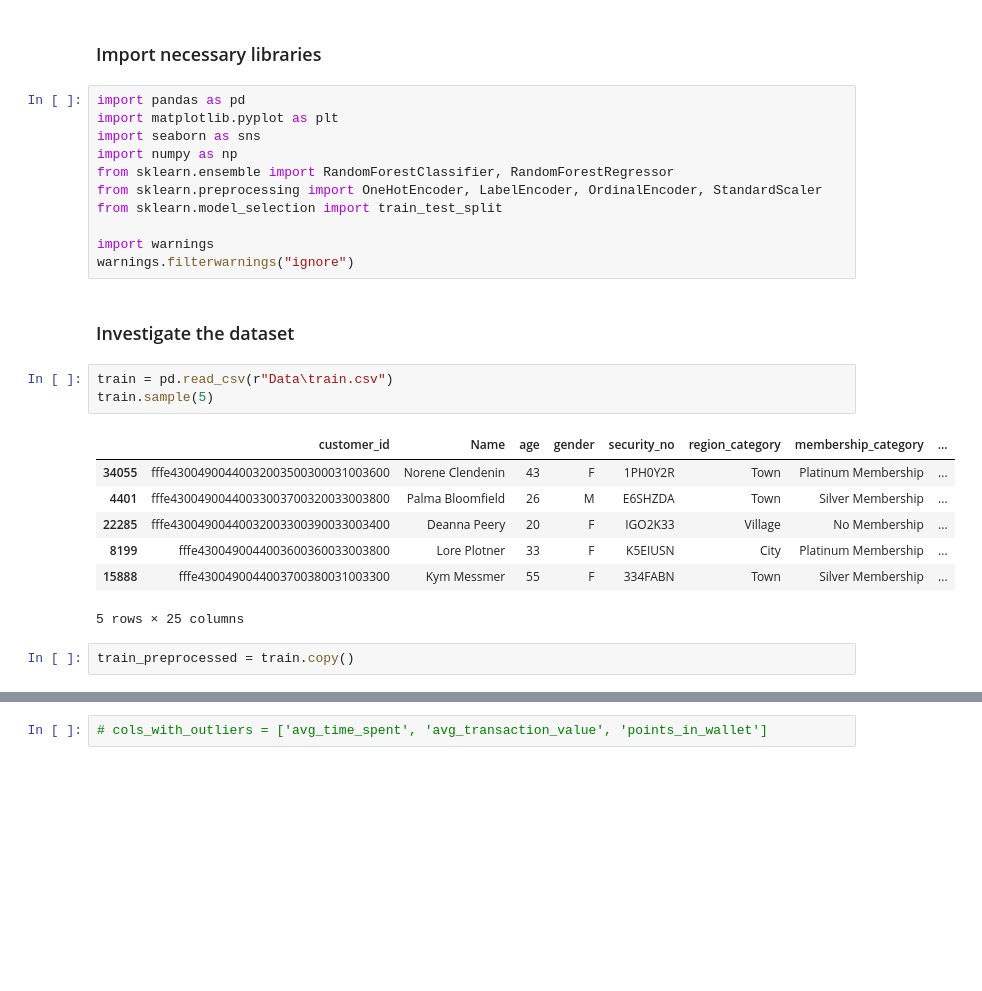
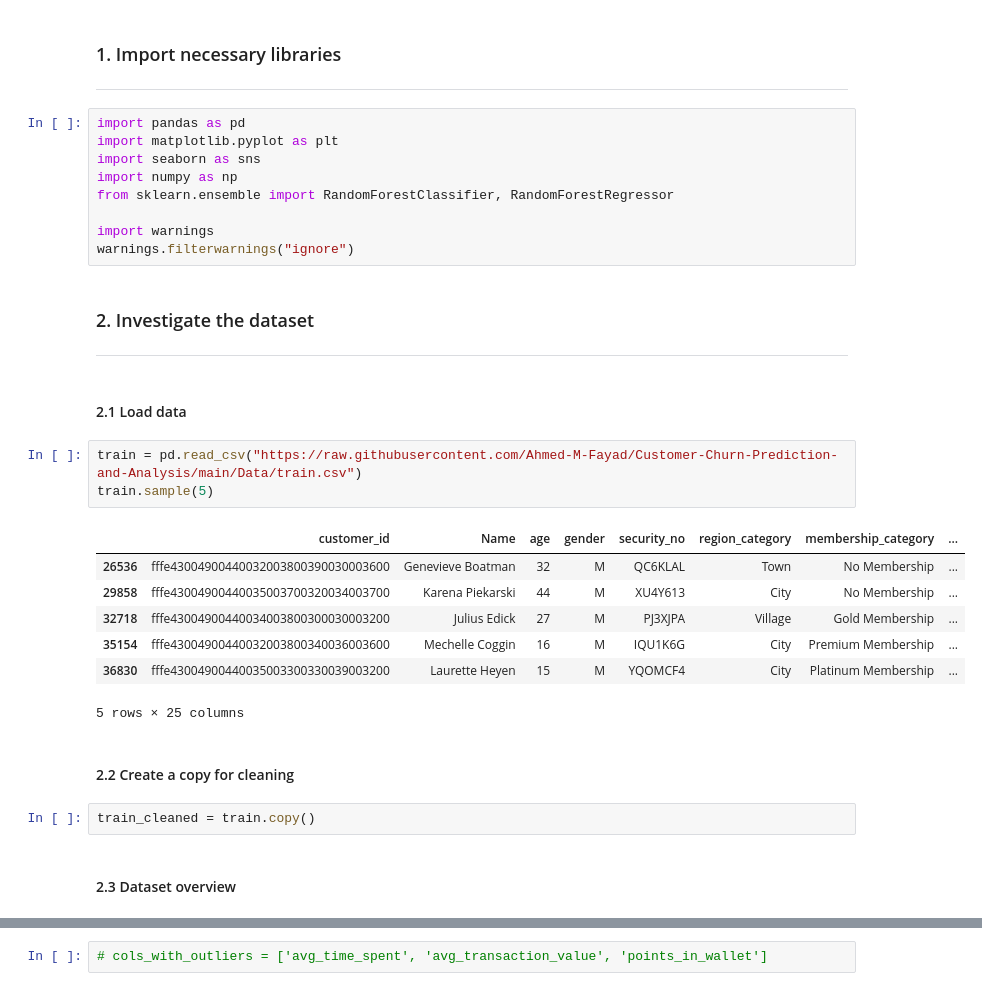
Before and after one commit to Ahmed-M-Fayad/Customer-Churn-Prediction-and-Analysis, a Jupyter notebook: notebooks/dataCleaning.ipynb, the cells around one changed output, grey strips where cells are left out. Drawn from its saved outputs; the diff is of its cells as text; blank space fills up the shorter version.

Commit message:
Separated the `preprocessing` notebook into two notebooks `dataProcessingForML` and `dataCleaning` for organization purposes.
Updated markdown documentation.

```diff
--- a/notebooks/preprocessing.ipynb
+++ b/notebooks/dataCleaning.ipynb
@@ -1,29 +1,35 @@
 # %% [markdown]
-### Import necessary libraries
+### 1. Import necessary libraries
+---
 # %%
 import pandas as pd
 import matplotlib.pyplot as plt
 import seaborn as sns
 import numpy as np
 from sklearn.ensemble import RandomForestClassifier, RandomForestRegressor
-from sklearn.preprocessing import OneHotEncoder, LabelEncoder, OrdinalEncoder, StandardScaler
-from sklearn.model_selection import train_test_split
 
 import warnings
 warnings.filterwarnings("ignore")
 # %% [markdown]
-### Investigate the dataset
+### 2. Investigate the dataset
+---
+# %% [markdown]
+#### 2.1 Load data
 # %%
-train = pd.read_csv(r"Data\train.csv")
+train = pd.read_csv("https://raw.githubusercontent.com/Ahmed-M-Fayad/Customer-Churn-Prediction-and-Analysis/main/Data/train.csv")
 train.sample(5)
 # %% [output]
 |  | customer_id | Name | age | gender | security_no | region_category | membership_category | ... |
-| 34055 | fffe43004900440032003500300031003600 | Norene Clendenin | 43 | F | 1PH0Y2R | Town | Platinum Membership | ... |
-| 4401 | fffe43004900440033003700320033003800 | Palma Bloomfield | 26 | M | E6SHZDA | Town | Silver Membership | ... |
-| 22285 | fffe43004900440032003300390033003400 | Deanna Peery | 20 | F | IGO2K33 | Village | No Membership | ... |
-| 8199 | fffe4300490044003600360033003800 | Lore Plotner | 33 | F | K5EIUSN | City | Platinum Membership | ... |
-| 15888 | fffe4300490044003700380031003300 | Kym Messmer | 55 | F | 334FABN | Town | Silver Membership | ... |
+| 26536 | fffe43004900440032003800390030003600 | Genevieve Boatman | 32 | M | QC6KLAL | Town | No Membership | ... |
+| 29858 | fffe43004900440035003700320034003700 | Karena Piekarski | 44 | M | XU4Y613 | City | No Membership | ... |
+| 32718 | fffe43004900440034003800300030003200 | Julius Edick | 27 | M | PJ3XJPA | Village | Gold Membership | ... |
+| 35154 | fffe43004900440032003800340036003600 | Mechelle Coggin | 16 | M | IQU1K6G | City | Premium Membership | ... |
+| 36830 | fffe43004900440035003300330039003200 | Laurette Heyen | 15 | M | YQOMCF4 | City | Platinum Membership | ... |
 5 rows × 25 columns
+# %% [markdown]
+#### 2.2 Create a copy for cleaning
 # %%
-train_preprocessed = train.copy()
+train_cleaned = train.copy()
+# %% [markdown]
+#### 2.3 Dataset overview
 # %%
```
Also changed, not shown: parts of 109 cells of this notebook, 1 other file.
